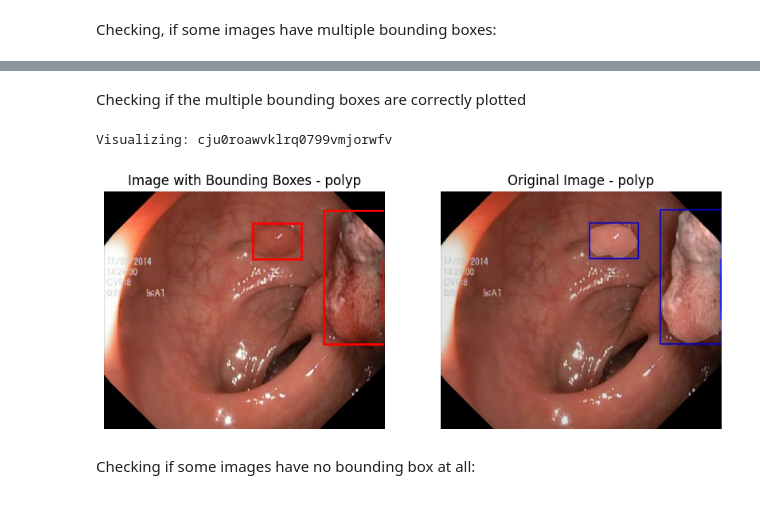
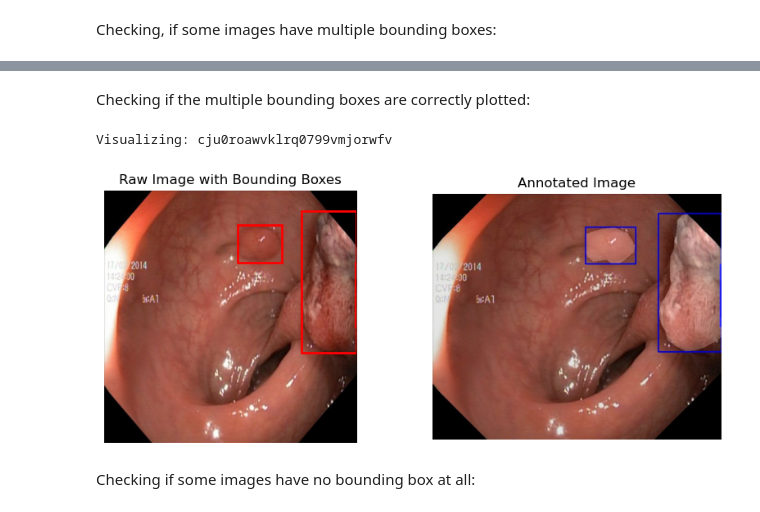
Before and after one commit to niklas-kessler/dl-med-img, a Jupyter notebook: Experiments.ipynb, the cells around one changed output, grey strips where cells are left out. Saved outputs shown, nothing was run; the diff lists cells and outputs as text; code cells hidden in the pictures.

```diff
--- a/Experiments.ipynb
+++ b/Experiments.ipynb
@@ -32,0 +24,12 @@ print(f'{raw["xmin"].iloc[0]}')
+# %%
+def load_images(directory_path):
+    """ Returns a list of file paths to all .jpg images in the given directory. """
+    image_files = []
+    for filename in os.listdir(directory_path):
+        if filename.lower().endswith('.jpg'):
+            file_path = os.path.join(directory_path, filename)
+            image_files.append(file_path)
+    return sorted(image_files)
+
+image_paths = load_images(PATH_IMAGES)
+len(image_paths)
@@ -101,15 +246,14 @@ Dataset size: 1000 images
 # %%
-def plot_image_with_boxes(img,root,img_id,target):
+def plot_image_with_boxes(img, target, img_id):
     """
     Plots an image with bounding boxes.
 
     Args:
         img (Tensor): Image tensor of shape (3, H, W).
-        boxes (Tensor): Bounding boxes tensor of shape (N, 4) in (xmin, ymin, xmax, ymax) format.
+        target (dict): Target dictionary containing boxes and labels.
         img_id (str): Image identifier.
-        target (dict): Target dictionary containing boxes and labels.
     """
-    img_with_boxes = os.path.join(root, "annotated_images", img_id + ".jpg")
+    img_with_boxes = os.path.join(PATH_ANNOTATED_IMAGES, img_id + ".jpg")
     img_with_boxes = Image.open(img_with_boxes).convert("RGB")
     fig, ax = plt.subplots(1,2, figsize=(10,4))
     img = img.permute(1, 2, 0).numpy()  # Convert to (H, W, 3) for plotting
@@ -122,15 +266,15 @@ def plot_image_with_boxes(img,root,img_id,target):
         height = ymax - ymin
         rect = patches.Rectangle((xmin, ymin), width, height, linewidth=2, edgecolor='r', facecolor='none')
         ax[0].add_patch(rect)
-        labels = 'polyp' if label.item() == 1 else 'background'
-        ax[0].set_title(f'Image with Bounding Boxes - {labels}')
+        ax[0].set_title(f'Raw Image with Bounding Boxes')
         ax[1].imshow(img_with_boxes)
 
-        ax[1].set_title(f'Original Image - {labels}')
+        ax[1].set_title(f'Annotated Image')
         ax[1].axis('off')
 
     plt.show()
+
 for i in range(5):
-  img_, target_, img_id_ = dataset[i+100]
-  plot_image_with_boxes(img_, root, img_id_, target_)
+  img, target, img_id = dataset_fasterrcnn[i+100]
+  plot_image_with_boxes(img, target, img_id)
 # %% [output]
@@ -144,6 +288,6 @@ for i in range(5):
 # %%
 total_boxes = 0
-for _, target, _ in dataset:
+for _, target, _ in dataset_fasterrcnn:
     total_boxes += target["boxes"].shape[0]
 
 print("Total bounding boxes:", total_boxes)
@@ -152,8 +296,11 @@ Total bounding boxes: 1071
 # %% [markdown]
 Checking, if some images have multiple bounding boxes:
 # %%
-for img, target, img_id in dataset:
+box_counts = []
+for _, target, img_id in dataset_fasterrcnn:
     n_boxes = target["boxes"].shape[0]
-    if n_boxes > 1:
-        print(f"{img_id}: {n_boxes} bounding boxes")
+    box_counts.append((img_id, n_boxes))
+box_counts.sort(key=lambda x: x[1], reverse=True)
+for img_id, n_boxes in box_counts[:5]:
+    print(f"{img_id}: {n_boxes} bounding boxes")
 # %% [output]
@@ -177,15 +312,15 @@ ck2bxskgxxzfv08386xkqtqdy: 2 bounding boxes
 # %% [markdown]
-Checking if the multiple bounding boxes are correctly plotted
+Checking if the multiple bounding boxes are correctly plotted:
 # %%
-for img, target, img_id in dataset:
+for img, target, img_id in dataset_fasterrcnn:
     if target["boxes"].shape[0] > 1:
         print("Visualizing:", img_id)
 
-        plot_image_with_boxes(img, root, img_id, target)
+        plot_image_with_boxes(img, target, img_id)
         break
 # %% [output]
 Visualizing: cju0roawvklrq0799vmjorwfv
-[figure, old version]
+[figure, new version]
 # %% [markdown]
 Checking if some images have no bounding box at all:
 # %%
```
Also changed, not shown: parts of 24 cells of this notebook.
